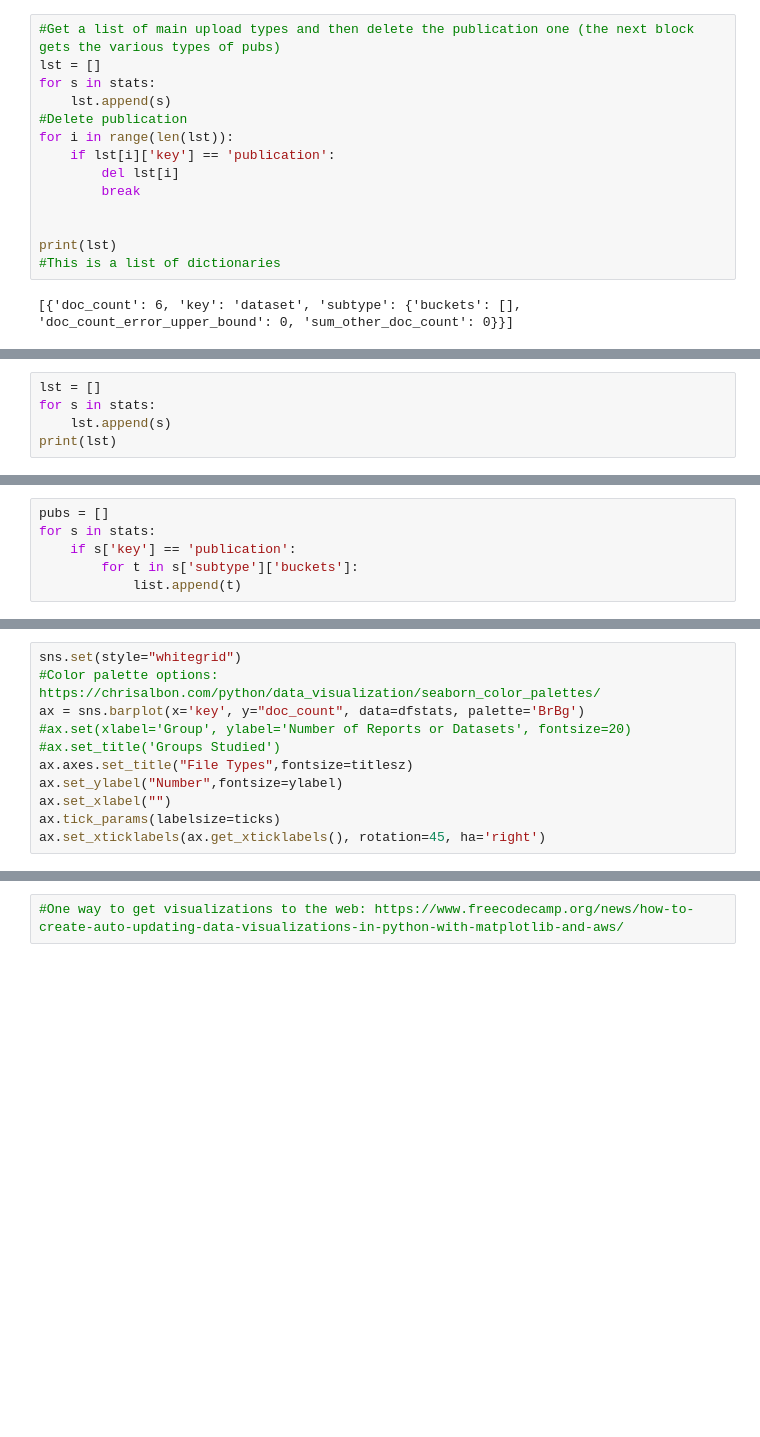
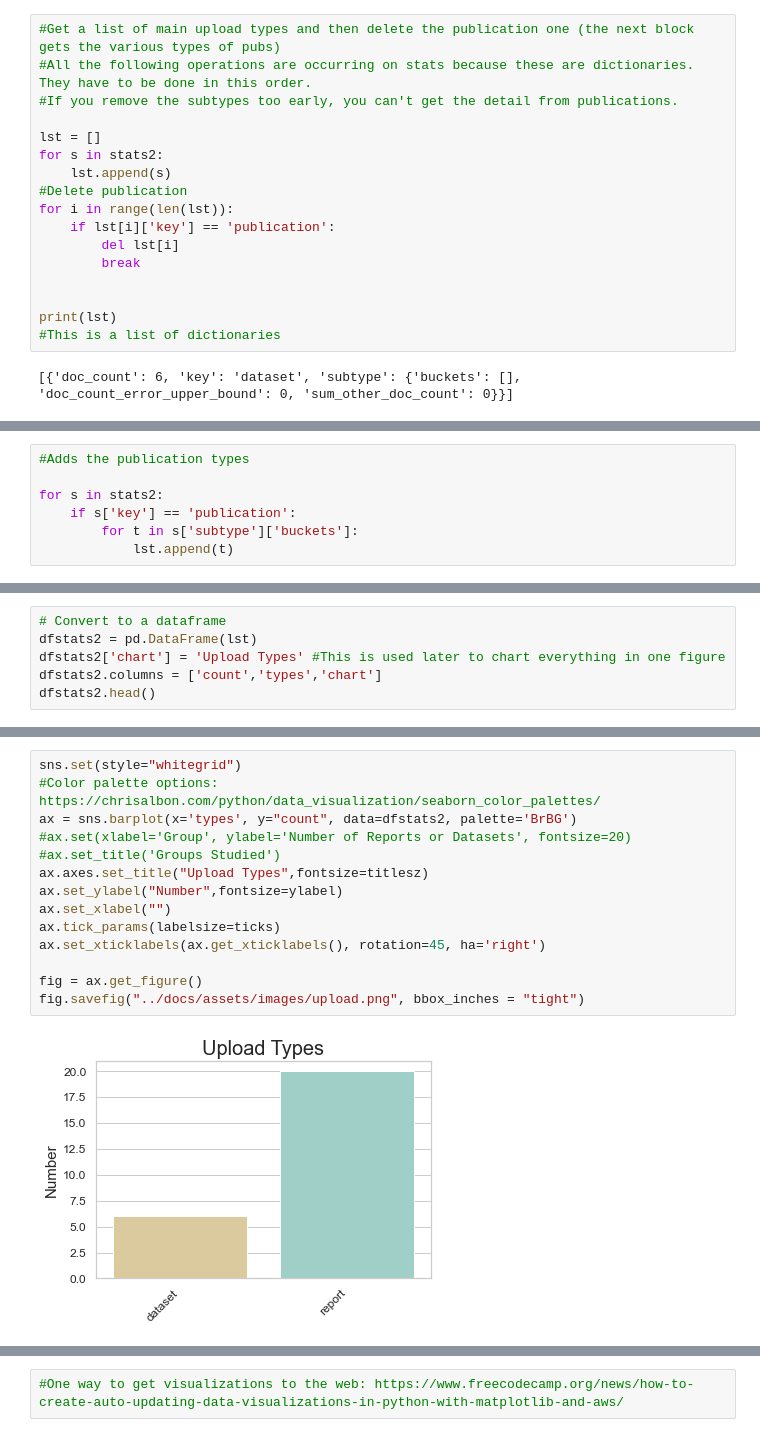
Before and after one commit to amckennafoster/nbidata, a Jupyter notebook: metadata-harvesting/metadata-harvest.ipynb, the cells around one changed output, grey strips where cells are left out. Cells and saved outputs as stored; diff of their text form; blank space fills up the shorter version.

```diff
--- a/metadata-harvesting/metadata-harvest.ipynb
+++ b/metadata-harvesting/metadata-harvest.ipynb
@@ -307,7 +289,10 @@ stats=m['aggregations']['type']['buckets']
 # %%
 #Get a list of main upload types and then delete the publication one (the next block gets the various types of pubs)
+#All the following operations are occurring on stats because these are dictionaries.  They have to be done in this order.
+#If you remove the subtypes too early, you can't get the detail from publications.
+
 lst = []
-for s in stats:
+for s in stats2:
     lst.append(s)
 #Delete publication
 for i in range(len(lst)):
@@ -325,5 +307,0 @@ print(lst)
-# %%
-lst = []
-for s in stats:
-    lst.append(s)
-print(lst)
@@ -332,6 +308,7 @@ print(lst)
 # %%
-pubs = []
-for s in stats:
+#Adds the publication types
+
+for s in stats2:
     if s['key'] == 'publication':
         for t in s['subtype']['buckets']:
-            list.append(t)
+            lst.append(t)
@@ -341,0 +330,6 @@ dfstats.head()
+# %%
+# Convert to a dataframe
+dfstats2 = pd.DataFrame(lst)
+dfstats2['chart'] = 'Upload Types' #This is used later to chart everything in one figure
+dfstats2.columns = ['count','types','chart']
+dfstats2.head()
@@ -342,11 +340,16 @@ dfstats.head()
 # %%
 sns.set(style="whitegrid")
 #Color palette options: https://chrisalbon.com/python/data_visualization/seaborn_color_palettes/
-ax = sns.barplot(x='key', y="doc_count", data=dfstats, palette='BrBg')
+ax = sns.barplot(x='types', y="count", data=dfstats2, palette='BrBG')
 #ax.set(xlabel='Group', ylabel='Number of Reports or Datasets', fontsize=20)
 #ax.set_title('Groups Studied')
-ax.axes.set_title("File Types",fontsize=titlesz)
+ax.axes.set_title("Upload Types",fontsize=titlesz)
 ax.set_ylabel("Number",fontsize=ylabel)
 ax.set_xlabel("")
 ax.tick_params(labelsize=ticks)
 ax.set_xticklabels(ax.get_xticklabels(), rotation=45, ha='right')
+
+fig = ax.get_figure()
+fig.savefig("../docs/assets/images/upload.png", bbox_inches = "tight")
+# %% [output]
+[figure, added]
```
Also changed, not shown: parts of 25 cells of this notebook, 9 other files.
